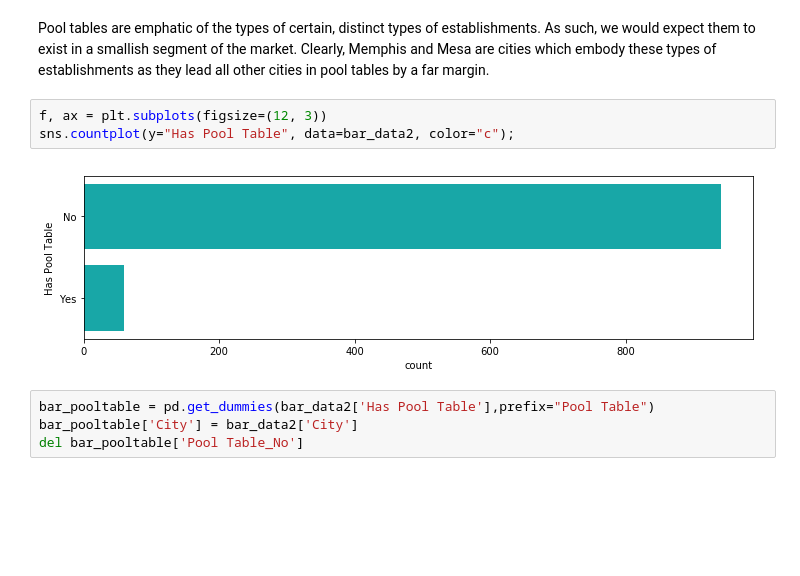
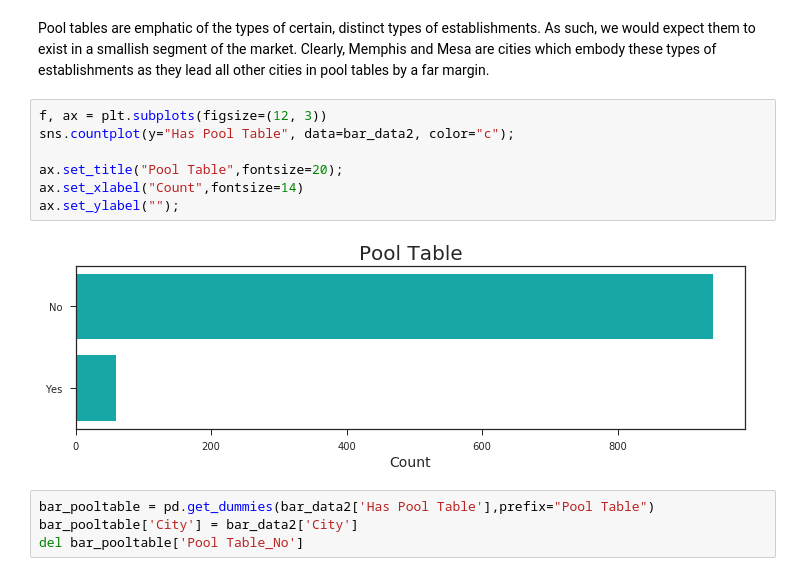
Before and after one commit to CollierKing/Cities_Bars_Yelp, a Jupyter notebook: yelp_bars_exploratory.ipynb, the cells around one changed output. Cells and saved outputs as stored; diff of their text form; blank space fills up the shorter version.

```diff
--- a/yelp_bars_exploratory.ipynb
+++ b/yelp_bars_exploratory.ipynb
@@ -240,8 +312,12 @@ Pool tables are emphatic of the types of certain, distinct types of establishmen
 # %%
 f, ax = plt.subplots(figsize=(12, 3))
 sns.countplot(y="Has Pool Table", data=bar_data2, color="c");
+
+ax.set_title("Pool Table",fontsize=20);
+ax.set_xlabel("Count",fontsize=14)
+ax.set_ylabel("");
 # %% [output]
-[figure, old version]
+[figure, new version]
 # %%
 bar_pooltable = pd.get_dummies(bar_data2['Has Pool Table'],prefix="Pool Table")
 bar_pooltable['City'] = bar_data2['City']
```
Also changed, not shown: parts of 84 cells of this notebook, 1 other file.
